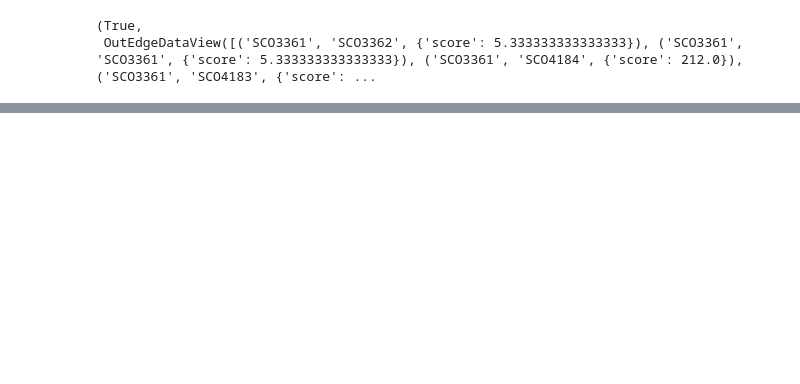
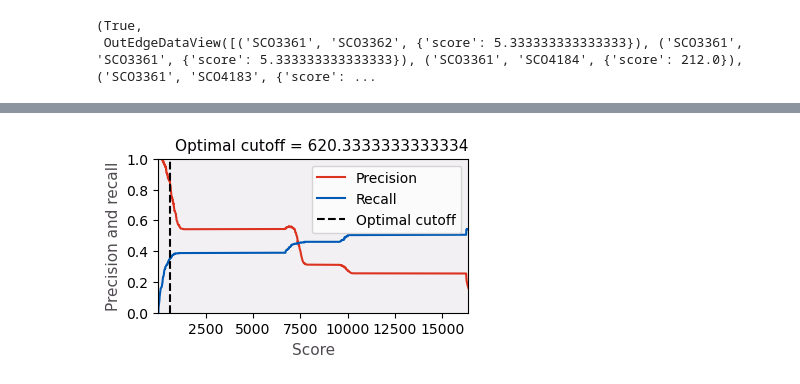
Before and after one commit to freyrelab/netective, a Jupyter notebook: src/netective/stats/foo.ipynb, the cells around one changed output, grey strips where cells are left out. Drawn from its saved outputs; the diff is of its cells as text; code cells hidden in the pictures; blank space fills up the shorter version.

```diff
--- a/src/netective/stats/foo.ipynb
+++ b/src/netective/stats/foo.ipynb
@@ -48,0 +49,4 @@ ax = bin_stats.plot_precision_recall_curve()
+# %%
+ax = bin_stats.optimal_cutoff_plot()
+# %% [output]
+[figure, added]
```
Also changed, not shown: parts of 16 cells of this notebook, 2 other files.
